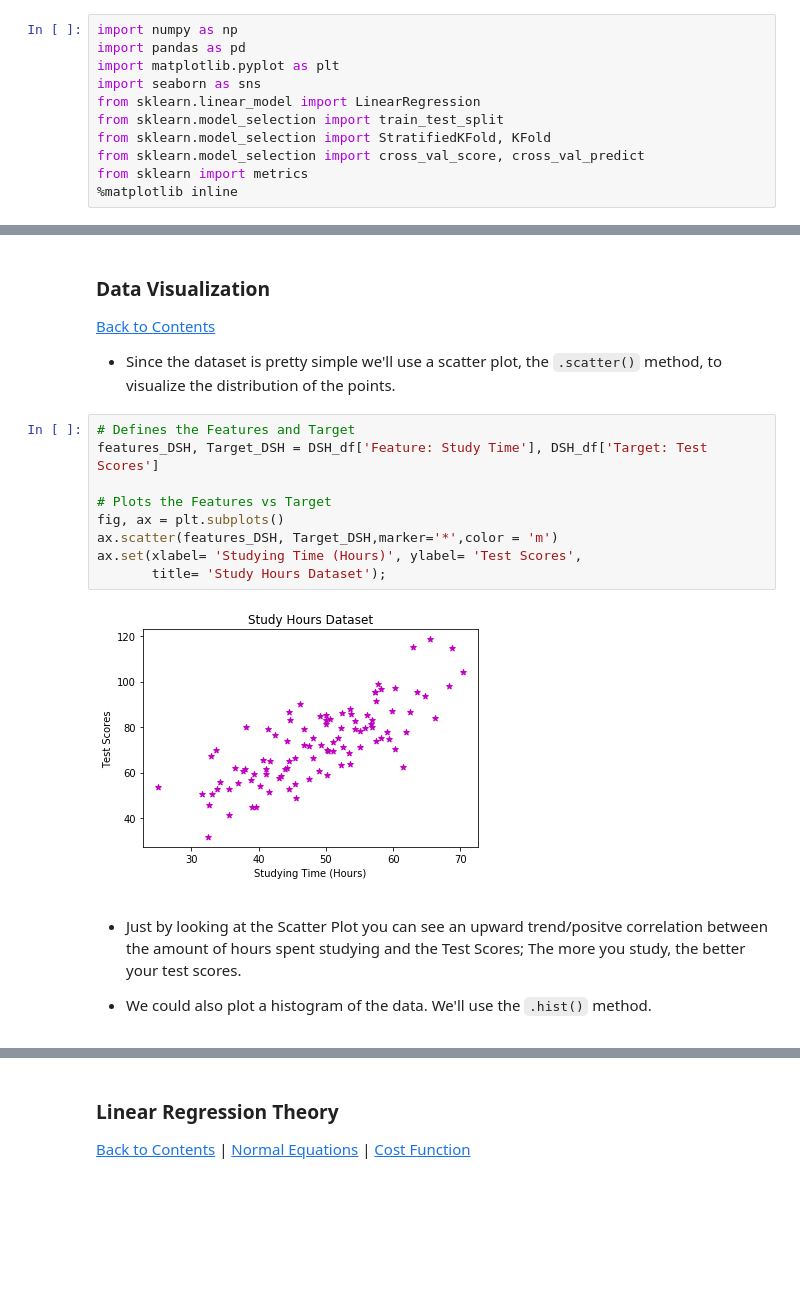
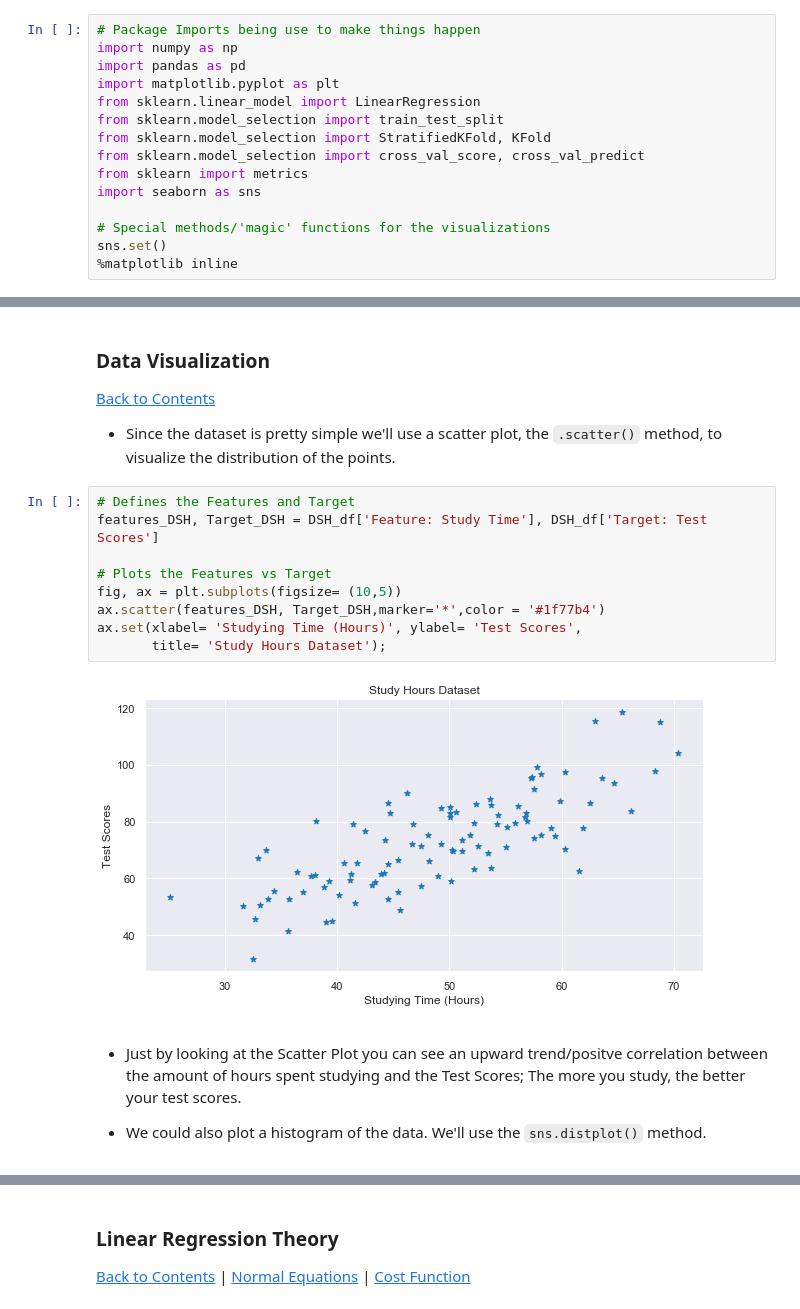
Before and after one commit to cbamedjonekou/cbamedjonekou.github.io, a Jupyter notebook: Labs/PHYS 3600ID-D862 (Machine Learning)/PHYS 3600ID-D862 (Machine Learning) Study Hours Linear Regression.ipynb, the cells around one changed output, grey strips where cells are left out. Cells and saved outputs as stored; diff of their text form; blank space fills up the shorter version.

Commit message:
update: modified plots

```diff
--- a/Labs/PHYS 3600ID-D862 (Machine Learning)/PHYS 3600ID-D862 (Machine Learning) Study Hours Linear Regression.ipynb
+++ b/Labs/PHYS 3600ID-D862 (Machine Learning)/PHYS 3600ID-D862 (Machine Learning) Study Hours Linear Regression.ipynb
@@ -24,15 +24,19 @@ Here, we have the Study Hours Dataset which we'll use to illustrate the Linear R
 # %% [markdown]
 ### Packages
 # %%
+# Package Imports being use to make things happen
 import numpy as np
 import pandas as pd
 import matplotlib.pyplot as plt
-import seaborn as sns
 from sklearn.linear_model import LinearRegression
 from sklearn.model_selection import train_test_split
 from sklearn.model_selection import StratifiedKFold, KFold
 from sklearn.model_selection import cross_val_score, cross_val_predict
 from sklearn import metrics
+import seaborn as sns
+
+# Special methods/'magic' functions for the visualizations
+sns.set()
 %matplotlib inline
 # %% [markdown]
 ### Data Exploration
@@ -120,16 +124,16 @@ DSH_df.head()
 # %%
 # Defines the Features and Target
 features_DSH, Target_DSH = DSH_df['Feature: Study Time'], DSH_df['Target: Test Scores']
 
 # Plots the Features vs Target
-fig, ax = plt.subplots()
-ax.scatter(features_DSH, Target_DSH,marker='*',color = 'm')
+fig, ax = plt.subplots(figsize= (10,5))
+ax.scatter(features_DSH, Target_DSH,marker='*',color = '#1f77b4')
 ax.set(xlabel= 'Studying Time (Hours)', ylabel= 'Test Scores',
        title= 'Study Hours Dataset');
 # %% [output]
-[figure, old version]
+[figure, new version]
 # %% [markdown]
 * Just by looking at the Scatter Plot you can see an upward trend/positve correlation between the amount of hours spent studying and the Test Scores; The more you study, the better your test scores.
 
 
-* We could also plot a histogram of the data. We'll use the `.hist()` method.
+* We could also plot a histogram of the data. We'll use the `sns.distplot()` method.
```
Also changed, not shown: parts of 7 cells of this notebook.
